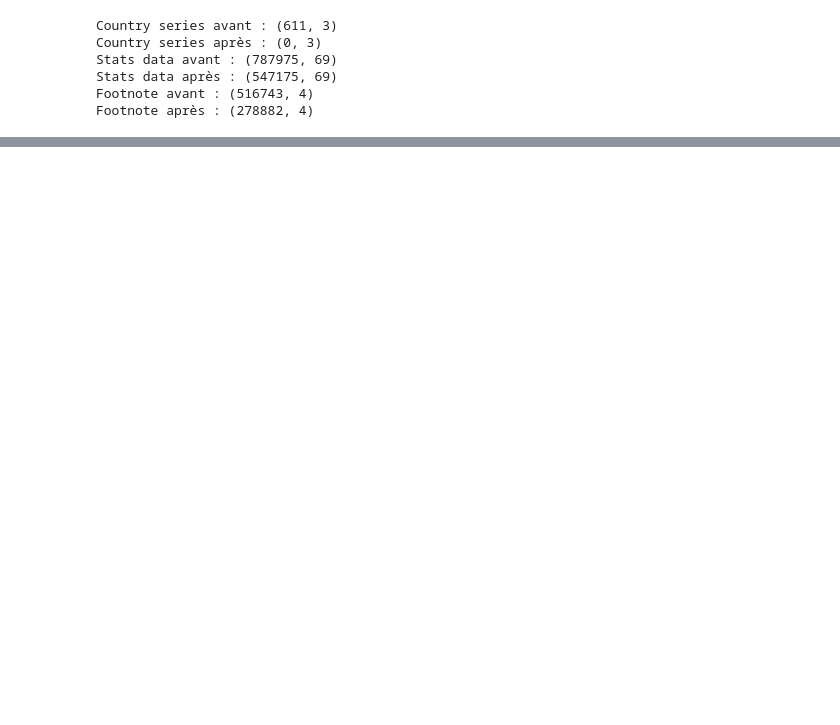
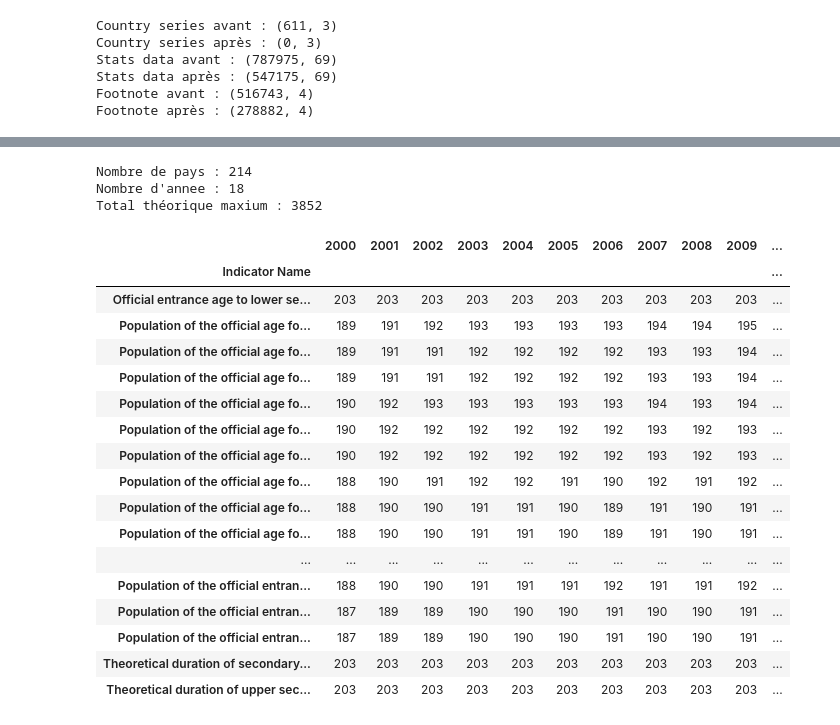
Before and after one commit to AunCly/p2_analyze_educational_data, a Jupyter notebook: p2.ipynb, the cells around one changed output, grey strips where cells are left out. Saved outputs shown, nothing was run; the diff lists cells and outputs as text; code cells hidden in the pictures; blank space fills up the shorter version.

```diff
--- a/p2.ipynb
+++ b/p2.ipynb
@@ -445,0 +489,14 @@ stats_filtered.head(2)
+# %%
+# Pour chaque indicateur, calculez la proportion d’années avec des valeurs renseignées.
+
+years = np.arange(2000,2018, 1)
+cols = [str(col) for col in years]
+
+stats_by_year = stats_filtered[cols]
+
+stats_filtered['percentage_data_filled'] = stats_by_year.notnull().mean(axis=1)
+# %%
+# Identifiez les indicateurs particulièrement riches en données en calculant un dataframe contenant par indicateur et par année, le nombre de pays avec une valeur renseignée.
+
+indicator_with_data_for_country = stats_filtered.groupby(['Indicator Name'])[cols].agg('count')
+indicator_with_data_for_country
@@ -445,0 +518,3 @@ stats_filtered.head(2)
+# %%
+indicator_with_data_for_country['total_countries'] = indicator_with_data_for_country[cols].sum(axis=1)
+indicator_with_data_for_country.sort_values('total_countries', ascending=False)
@@ -445,0 +536,31 @@ stats_filtered.head(2)
+# %%
+print(f'Nombre de pays : {countries_cleaned.shape[0]}')
+print(f'Nombre d\'annee : {len(cols)}')
+print(f'Total théorique maxium : {countries_cleaned.shape[0] * len(cols)}')
+
+# On ne garde que les indicateurs qui ont un total de 80% de couverture
+indicator_with_data_for_country.loc[indicator_with_data_for_country['total_countries'] > 0.8*(countries_cleaned.shape[0] * len(cols))]
+
+#indicator_with_data_for_country.sort_values('total_countries', ascending=False)
+# %% [output]
+Nombre de pays : 214
+Nombre d'annee : 18
+Total théorique maxium : 3852
+|  | 2000 | 2001 | 2002 | 2003 | 2004 | 2005 | 2006 | 2007 | 2008 | 2009 | ... |
+| Indicator Name |  |  |  |  |  |  |  |  |  |  | ... |
+| Official entrance age to lower se... | 203 | 203 | 203 | 203 | 203 | 203 | 203 | 203 | 203 | 203 | ... |
+| Population of the official age fo... | 189 | 191 | 192 | 193 | 193 | 193 | 193 | 194 | 194 | 195 | ... |
+| Population of the official age fo... | 189 | 191 | 191 | 192 | 192 | 192 | 192 | 193 | 193 | 194 | ... |
+| Population of the official age fo... | 189 | 191 | 191 | 192 | 192 | 192 | 192 | 193 | 193 | 194 | ... |
+| Population of the official age fo... | 190 | 192 | 193 | 193 | 193 | 193 | 193 | 194 | 193 | 194 | ... |
+| Population of the official age fo... | 190 | 192 | 192 | 192 | 192 | 192 | 192 | 193 | 192 | 193 | ... |
+| Population of the official age fo... | 190 | 192 | 192 | 192 | 192 | 192 | 192 | 193 | 192 | 193 | ... |
+| Population of the official age fo... | 188 | 190 | 191 | 192 | 192 | 191 | 190 | 192 | 191 | 192 | ... |
+| Population of the official age fo... | 188 | 190 | 190 | 191 | 191 | 190 | 189 | 191 | 190 | 191 | ... |
+| Population of the official age fo... | 188 | 190 | 190 | 191 | 191 | 190 | 189 | 191 | 190 | 191 | ... |
+| ... | ... | ... | ... | ... | ... | ... | ... | ... | ... | ... | ... |
+| Population of the official entran... | 188 | 190 | 190 | 191 | 191 | 191 | 192 | 191 | 191 | 192 | ... |
+| Population of the official entran... | 187 | 189 | 189 | 190 | 190 | 190 | 191 | 190 | 190 | 191 | ... |
+| Population of the official entran... | 187 | 189 | 189 | 190 | 190 | 190 | 191 | 190 | 190 | 191 | ... |
+| Theoretical duration of secondary... | 203 | 203 | 203 | 203 | 203 | 203 | 203 | 203 | 203 | 203 | ... |
+| Theoretical duration of upper sec... | 203 | 203 | 203 | 203 | 203 | 203 | 203 | 203 | 203 | 203 | ... |
```
Also changed, not shown: parts of 8 cells of this notebook.
